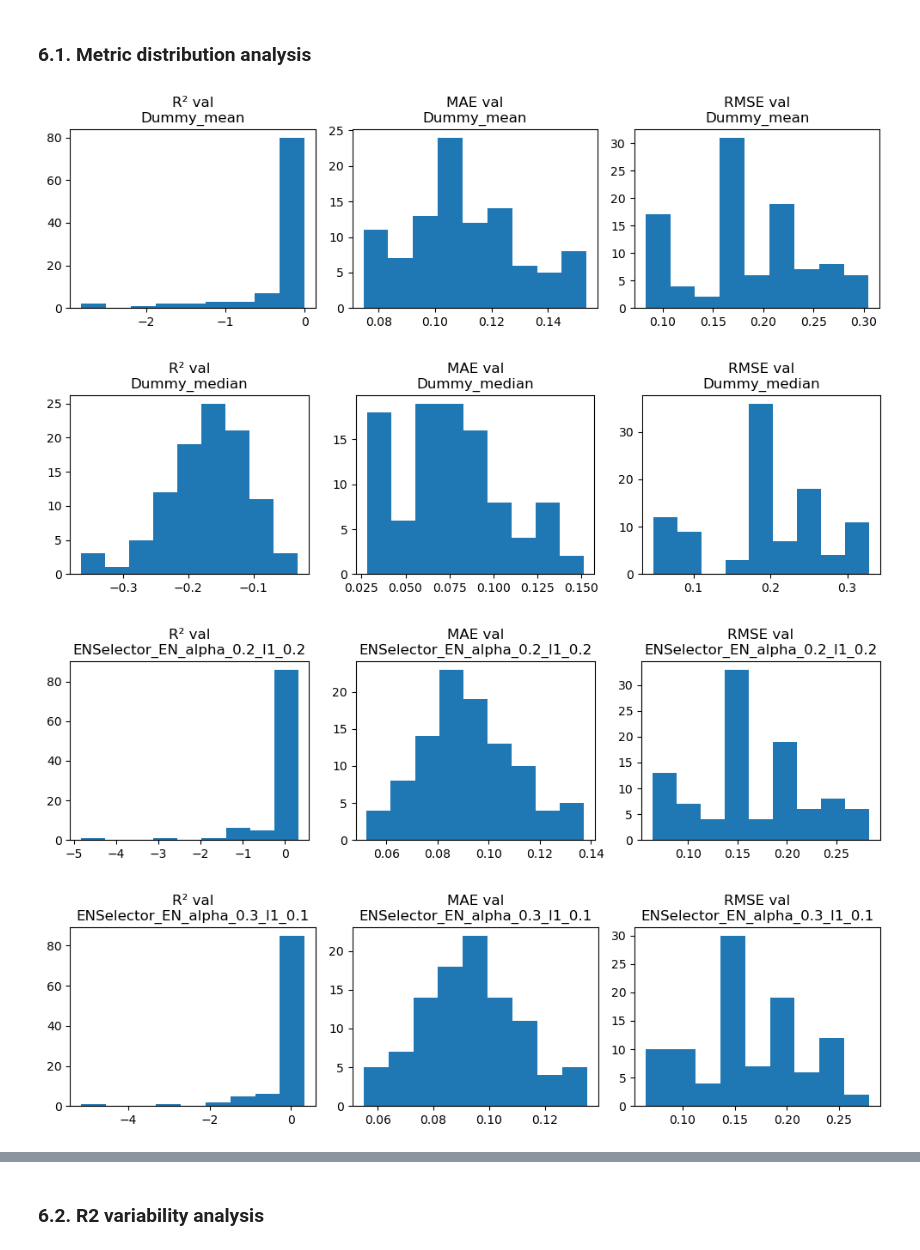
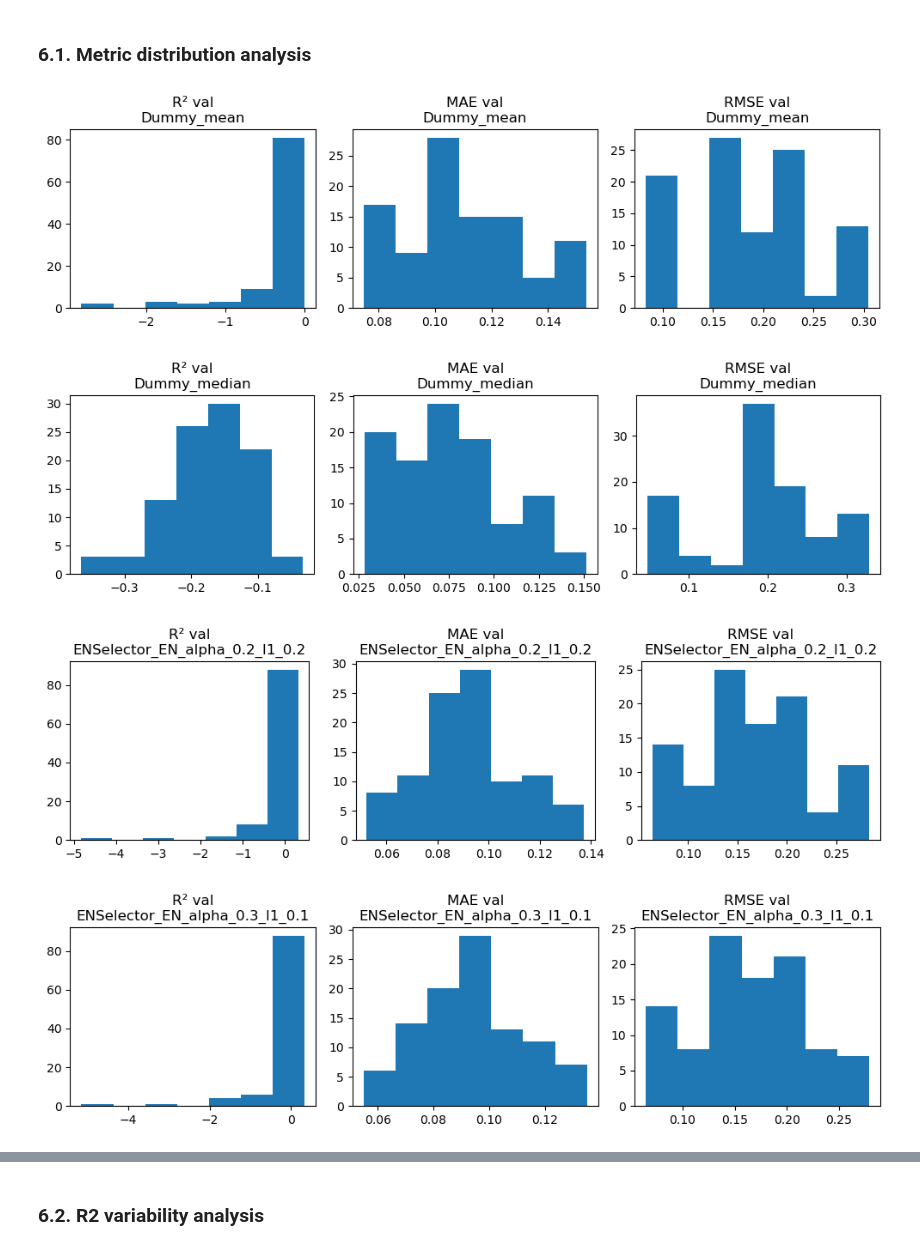
Before and after one commit to molgan/visual-acuity-predictor, a Jupyter notebook: notebooks/02_model_selection.ipynb, the cells around one changed output, grey strips where cells are left out. Drawn from its saved outputs; the diff is of its cells as text; code cells hidden in the pictures.

```diff
--- a/notebooks/02_model_selection.ipynb
+++ b/notebooks/02_model_selection.ipynb
@@ -69,6 +69,7 @@ inputs = prepare_train_test_model_inputs(
     df=df,
     target_col=UCVA_TARGET,
     group_col=PATIENT_COL,
+    exclude_feature_cols=[DIAGNOSIS_COL],
     test_size=VAL_SIZE,
     random_state=RANDOM_STATE,
 )
@@ -221,22 +222,22 @@ show(final_comparison, pageLength=25)
 # %%
 for candidate_name, stability in stability_results.items():
     fig, axes = plt.subplots(1, 3, figsize=(10, 3))
 
-    bins = 9
+    bins = 7
 
     axes[0].hist(stability.scores["r2_val"], bins=bins)
     axes[0].set_title(f"R² val\n{candidate_name}")
 
     axes[1].hist(stability.scores["mae_val"], bins=bins)
     axes[1].set_title(f"MAE val\n{candidate_name}")
 
     axes[2].hist(stability.scores["rmse_val"], bins=bins)
     axes[2].set_title(f"RMSE val\n{candidate_name}")
 
     plt.tight_layout()
     plt.show()
 # %% [output]
-[figure, old version]
+[figure, new version]
-[figure, old version]
+[figure, new version]
-[figure, old version]
+[figure, new version]
-[figure, old version]
+[figure, new version]
```
Also changed, not shown: parts of 7 cells of this notebook, 12 other files.
